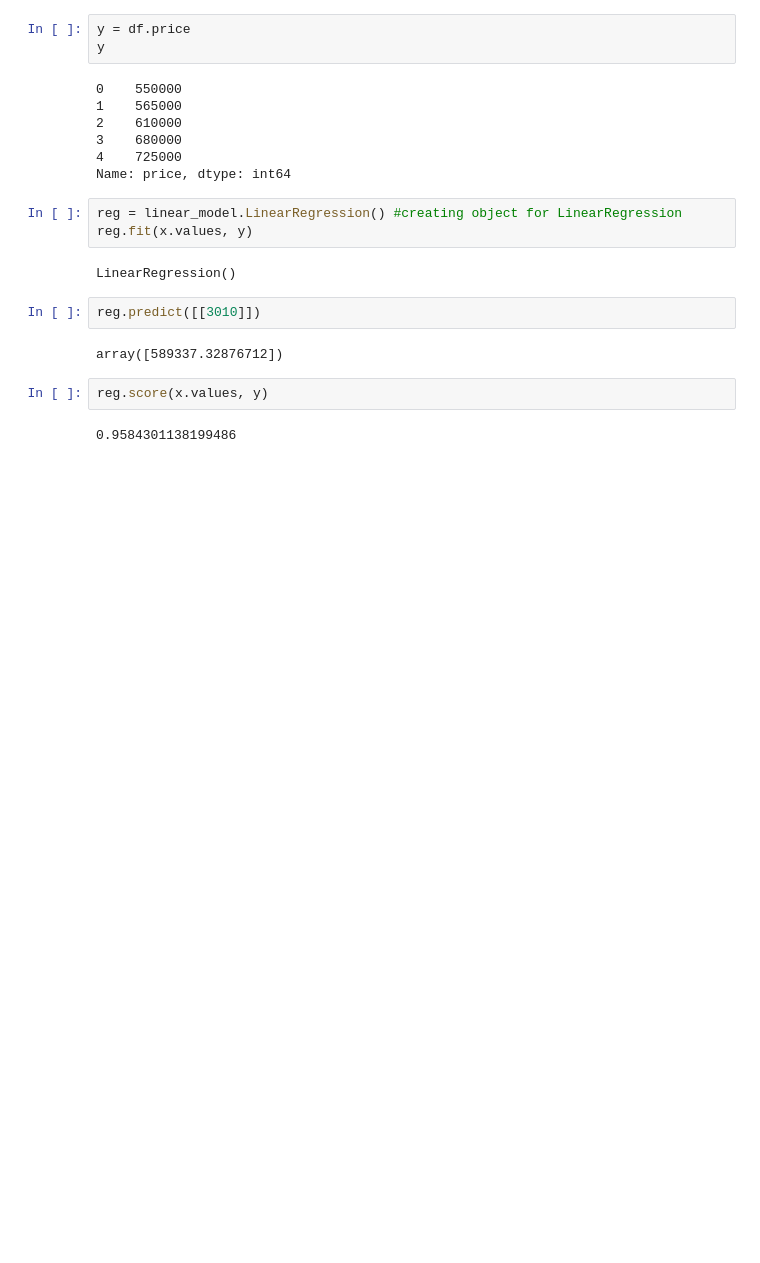
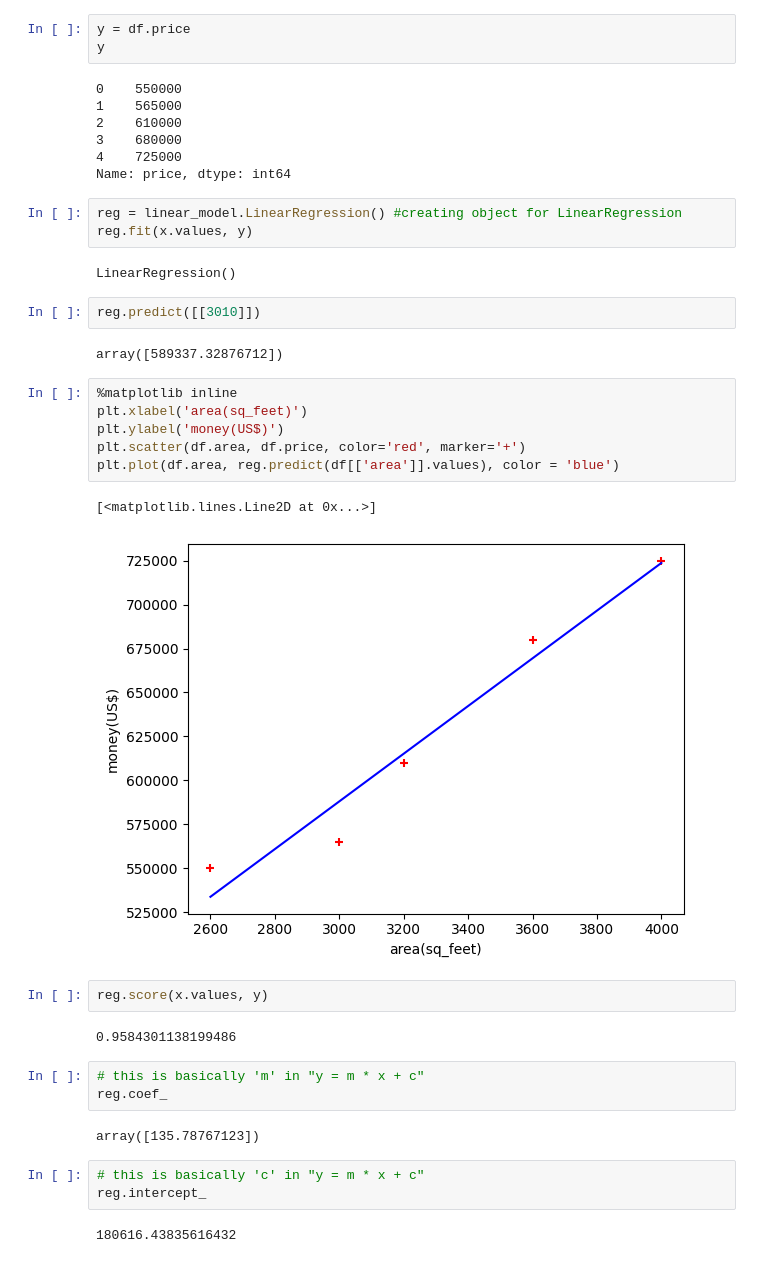
Before and after one commit to Naman1729/Machine_Learning_basics, a Jupyter notebook: basic/homePrices.ipynb, the cells around one changed output. Cells and saved outputs as stored; diff of their text form; blank space fills up the shorter version.

Commit message:
Update basics of ML

```diff
--- a/basic/homePrices.ipynb
+++ b/basic/homePrices.ipynb
@@ -49,7 +49,26 @@ LinearRegression()
 reg.predict([[3010]])
 # %% [output]
 array([589337.32876712])
+# %%
+%matplotlib inline
+plt.xlabel('area(sq_feet)')
+plt.ylabel('money(US$)')
+plt.scatter(df.area, df.price, color='red', marker='+')
+plt.plot(df.area, reg.predict(df[['area']].values), color = 'blue')
+# %% [output]
+[<matplotlib.lines.Line2D at 0x...>]
+[figure, added]
 # %%
 reg.score(x.values, y)
 # %% [output]
 0.9584301138199486
+# %%
+# this is basically 'm' in "y = m * x + c"
+reg.coef_
+# %% [output]
+array([135.78767123])
+# %%
+# this is basically 'c' in "y = m * x + c"
+reg.intercept_
+# %% [output]
+180616.43835616432
```
Also changed, not shown: parts of 5 cells of this notebook, 4 other files.
